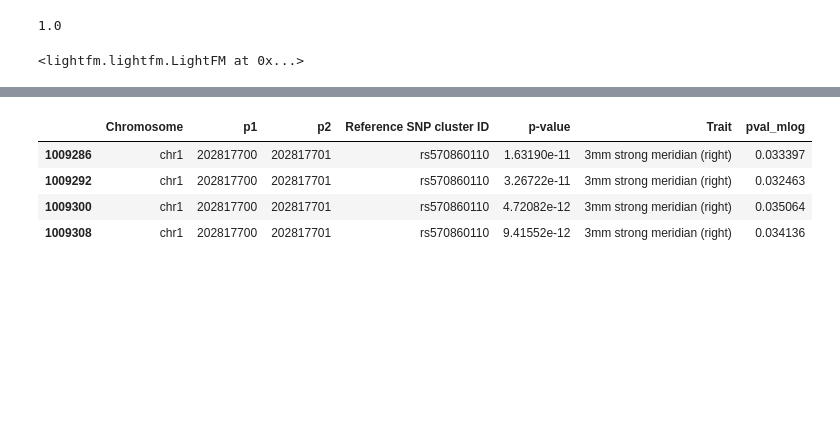
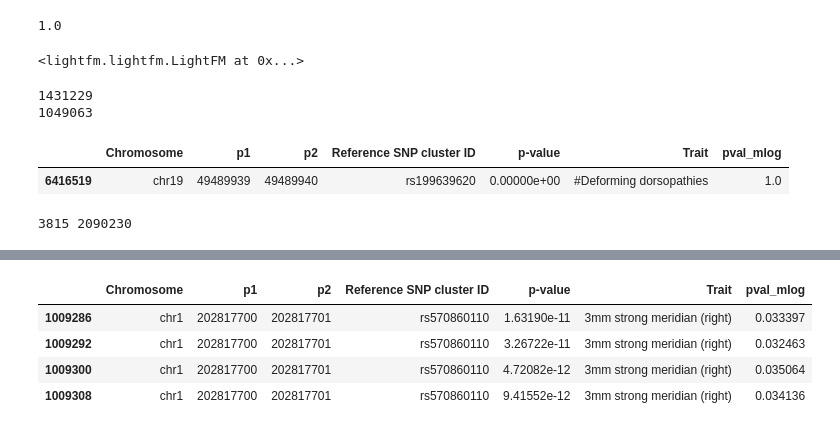
Before and after one commit to meuleman/gilbertAPI, a Jupyter notebook: recommendersystems/lightfm/GWAS/LightFM_GWAS_CT20210928.ipynb, the cells around one changed output, grey strips where cells are left out. Saved outputs shown, nothing was run; the diff lists cells and outputs as text; code cells hidden in the pictures; blank space fills up the shorter version.

```diff
--- a/recommendersystems/lightfm/GWAS/LightFM_GWAS_CT20210928.ipynb
+++ b/recommendersystems/lightfm/GWAS/LightFM_GWAS_CT20210928.ipynb
@@ -129 +160,32 @@ pickle_out_model.close()
+# %%
+full_data = data_coo
+trait = 'Impedance of leg (left)'
+ts[ts['Trait']==trait]
+trait_ind = ts[ts['Trait'] == trait]['trait_ind'].tolist()[0]
+
+known_ranked = list(np.squeeze(np.asarray(np.argsort(-data_coo.todense()[trait_ind, :]))))
+# print(known_ranked[0])
+n_traits, n_snps = data['train'].shape
+scores = gwas_model.predict(trait_ind, np.arange(n_snps))
+top_SNPs = np.argsort(-scores)
+# print(top_SNPs[2090232])
+# %% [output]
+1431229
+1049063
+# %%
+#can delete
+# chrom = df[df['Reference SNP cluster ID']=='rs559230165']['Chromosome'].to_list()[0]
+# p1 = df[df['Reference SNP cluster ID']=='rs559230165']['p1'].to_list()[0]
+# p2 = df[df['Reference SNP cluster ID']=='rs559230165']['p2'].to_list()[0]
+# print(p1)
+df[(df['Reference SNP cluster ID']=='rs199639620') & (df['Trait']=='#Deforming dorsopathies')]
+# %% [output]
+|  | Chromosome | p1 | p2 | Reference SNP cluster ID | p-value | Trait | pval_mlog |
+| 6416519 | chr19 | 49489939 | 49489940 | rs199639620 | 0.00000e+00 | #Deforming dorsopathies | 1.0 |
+# %%
+#number of diseases and genes in training dataset
+n_traits, n_snps = data['train'].shape
+print(n_traits, n_snps)
+# %% [output]
+3815 2090230
 # %%
```
Also changed, not shown: parts of 20 cells of this notebook.
